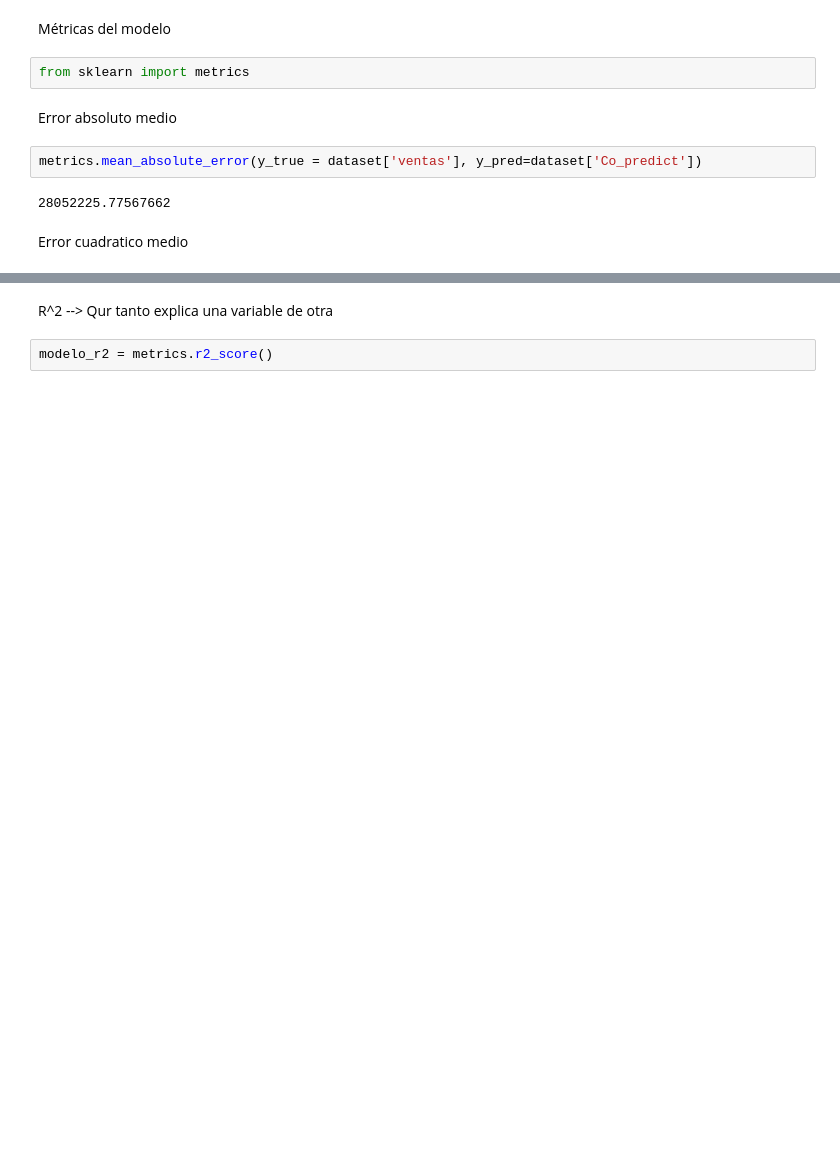
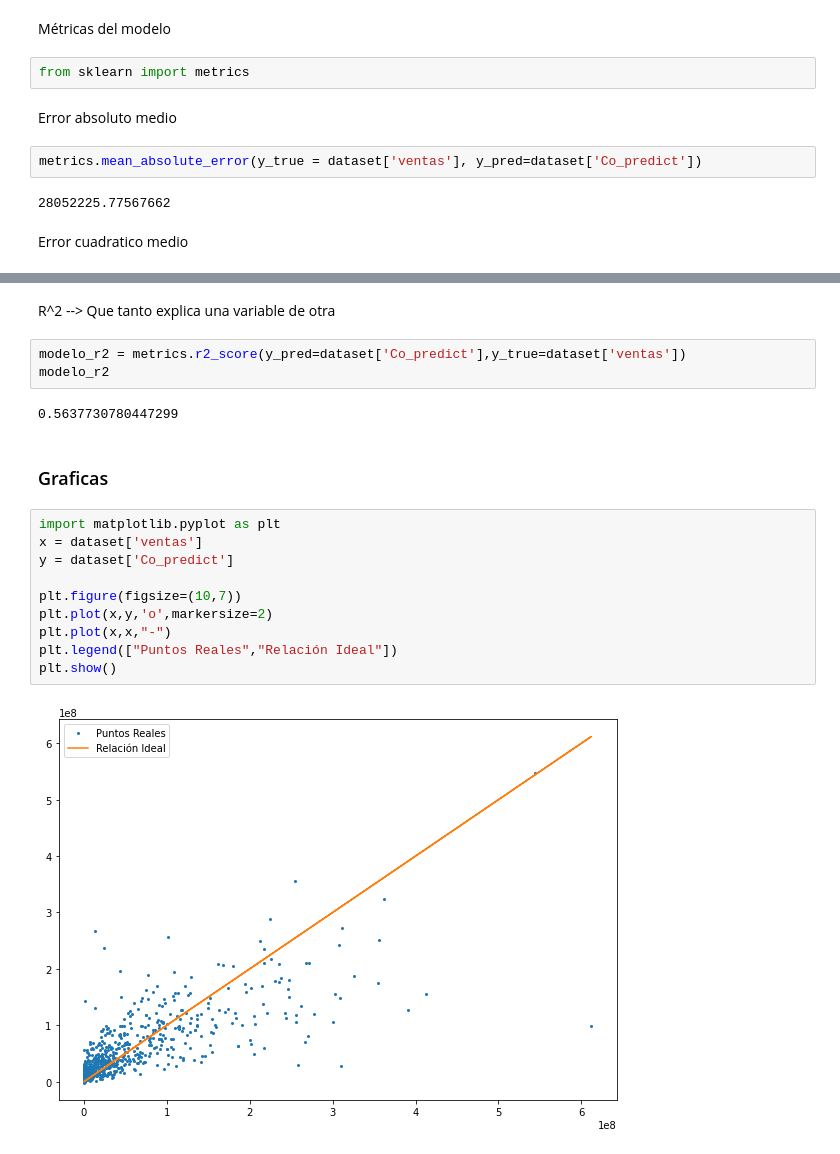
Before and after one commit to Felipe-SG14/MachineLearning_Course, a Jupyter notebook: Clase_1/ejercicio.ipynb, the cells around one changed output, grey strips where cells are left out. Cells and saved outputs as stored; diff of their text form; blank space fills up the shorter version.

```diff
--- a/Clase_1/ejercicio.ipynb
+++ b/Clase_1/ejercicio.ipynb
@@ -123,6 +123,23 @@ np.sqrt(metrics.mean_squared_error(y_true=dataset['ventas'],y_pred=dataset['Co_p
 # %% [output]
 49600844.70822838
 # %% [markdown]
-R^2 --> Qur tanto explica una variable de otra
+R^2 --> Que tanto explica una variable de otra
 # %%
-modelo_r2 = metrics.r2_score()
+modelo_r2 = metrics.r2_score(y_pred=dataset['Co_predict'],y_true=dataset['ventas'])
+modelo_r2
+# %% [output]
+0.5637730780447299
+# %% [markdown]
+### Graficas
+# %%
+import matplotlib.pyplot as plt
+x = dataset['ventas']
+y = dataset['Co_predict']
+
+plt.figure(figsize=(10,7))
+plt.plot(x,y,'o',markersize=2)
+plt.plot(x,x,"-")
+plt.legend(["Puntos Reales","Relación Ideal"])
+plt.show()
+# %% [output]
+[figure, added]
```
Also changed, not shown: parts of 1 cell of this notebook, 1 other file.
